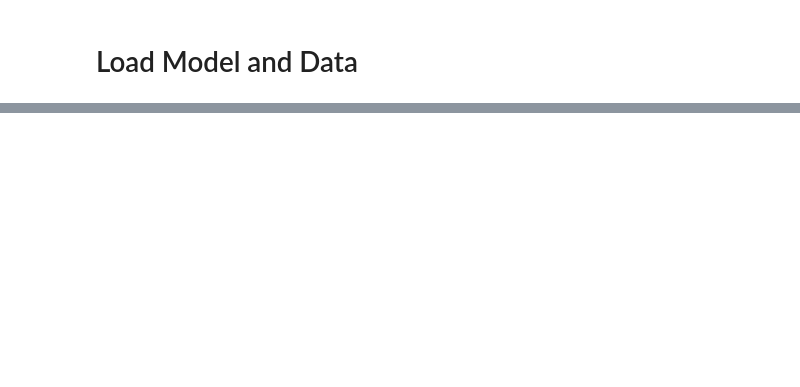
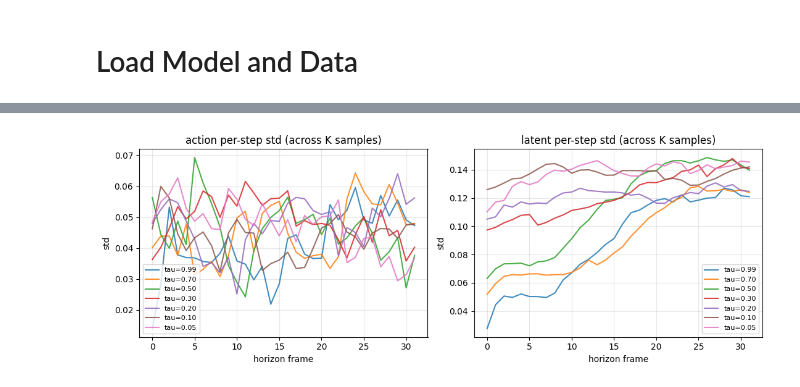
Before and after one commit to FelixLeb/dreamerV4-UWM, a Jupyter notebook: notebooks/planning.ipynb, the cells around one changed output, grey strips where cells are left out. Saved outputs shown, nothing was run; the diff lists cells and outputs as text; code cells hidden in the pictures; blank space fills up the shorter version.

```diff
--- a/notebooks/planning.ipynb
+++ b/notebooks/planning.ipynb
@@ -694,0 +718,16 @@ plotActions(hyb_act[0].cpu().float().numpy())
+# %%
+# --- Per-frame std curves (look for late-horizon divergence) ---
+fig, axes = plt.subplots(1, 2, figsize=(11, 4))
+for tau in taus:
+    axes[0].plot(results[tau]['act_per_t_std'], label=f'tau={tau:.2f}', alpha=0.85)
+    axes[1].plot(results[tau]['obs_per_t_std'], label=f'tau={tau:.2f}', alpha=0.85)
+axes[0].set_title('action per-step std (across K samples)')
+axes[0].set_xlabel('horizon frame'); axes[0].set_ylabel('std')
+axes[0].grid(alpha=0.3); axes[0].legend(fontsize=8)
+axes[1].set_title('latent per-step std (across K samples)')
+axes[1].set_xlabel('horizon frame'); axes[1].set_ylabel('std')
+axes[1].grid(alpha=0.3); axes[1].legend(fontsize=8)
+fig.tight_layout()
+plt.show()
+# %% [output]
+[figure, added]
```
Also changed, not shown: parts of 28 cells of this notebook, 20 other files.
